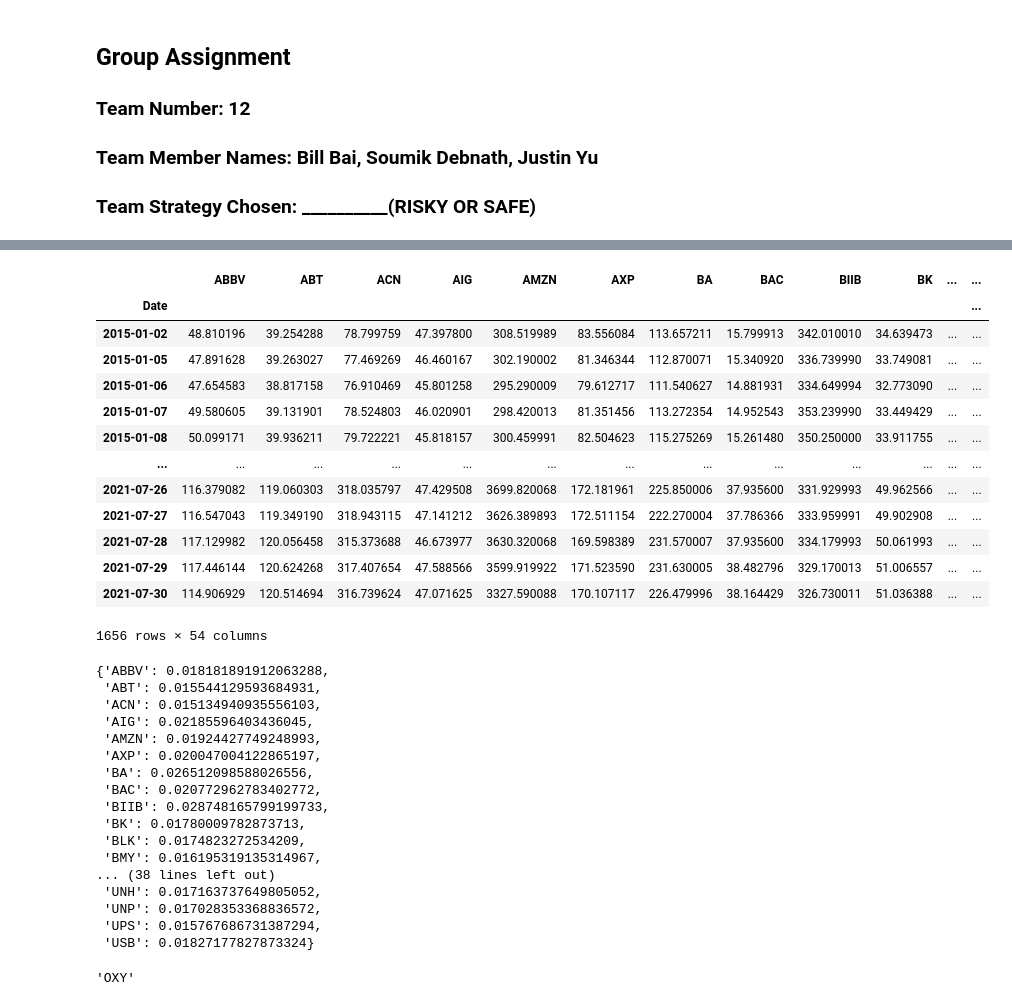
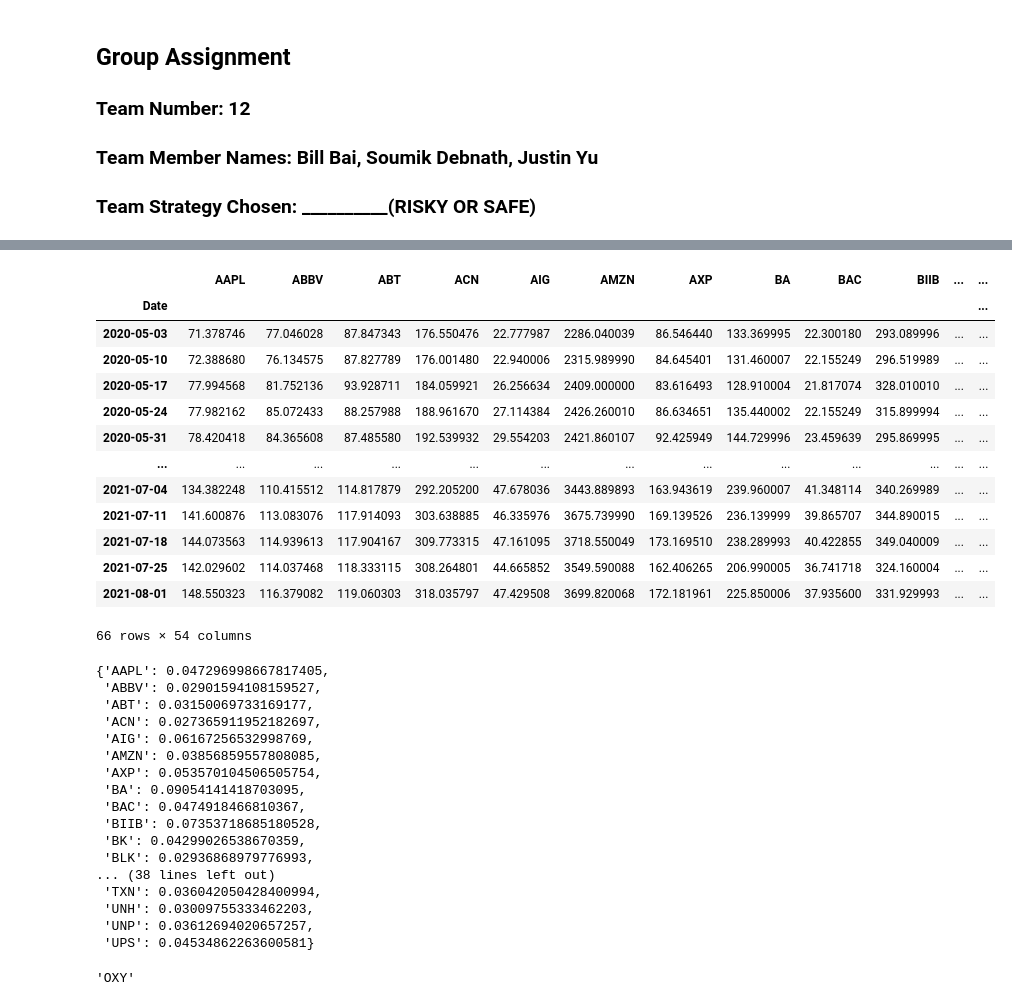
Before and after one commit to billbai0102/CFM101-Group-Assignment, a Jupyter notebook: Correlation code.ipynb, the cells around one changed output, grey strips where cells are left out. Saved outputs shown, nothing was run; the diff lists cells and outputs as text; code cells hidden in the pictures.

```diff
--- a/Correlation code.ipynb
+++ b/Correlation code.ipynb
@@ -36,32 +36,32 @@ ticker_df
 # %%
 #goes through the filtered list and creates a dataframe of their closing prices
 def dataframer(df,start_date,end_date):
     dic={}
     for i in range(len(df.index)):
         tick=df.iloc[i,0]
         t=yf.Ticker(tick)
         t_hist=t.history(start=start_date, end=end_date)
-        dic[tick]=t_hist.Close
+        dic[tick]=t_hist.resample("W").first().Close
     return dic
 
 #creates the dataframe price using the function dataframer
-prices=pd.DataFrame(dataframer(ticker_df, "2015-01-01", "2021-08-01"))
+prices=pd.DataFrame(dataframer(ticker_df, "2020-05-01", "2021-08-01"))
 prices
 # %% [output]
-|  | ABBV | ABT | ACN | AIG | AMZN | AXP | BA | BAC | BIIB | BK | ... | ... |
+|  | AAPL | ABBV | ABT | ACN | AIG | AMZN | AXP | BA | BAC | BIIB | ... | ... |
 | Date |  |  |  |  |  |  |  |  |  |  |  | ... |
-| 2015-01-02 | 48.810196 | 39.254288 | 78.799759 | 47.397800 | 308.519989 | 83.556084 | 113.657211 | 15.799913 | 342.010010 | 34.639473 | ... | ... |
-| 2015-01-05 | 47.891628 | 39.263027 | 77.469269 | 46.460167 | 302.190002 | 81.346344 | 112.870071 | 15.340920 | 336.739990 | 33.749081 | ... | ... |
-| 2015-01-06 | 47.654583 | 38.817158 | 76.910469 | 45.801258 | 295.290009 | 79.612717 | 111.540627 | 14.881931 | 334.649994 | 32.773090 | ... | ... |
-| 2015-01-07 | 49.580605 | 39.131901 | 78.524803 | 46.020901 | 298.420013 | 81.351456 | 113.272354 | 14.952543 | 353.239990 | 33.449429 | ... | ... |
-| 2015-01-08 | 50.099171 | 39.936211 | 79.722221 | 45.818157 | 300.459991 | 82.504623 | 115.275269 | 15.261480 | 350.250000 | 33.911755 | ... | ... |
+| 2020-05-03 | 71.378746 | 77.046028 | 87.847343 | 176.550476 | 22.777987 | 2286.040039 | 86.546440 | 133.369995 | 22.300180 | 293.089996 | ... | ... |
+| 2020-05-10 | 72.388680 | 76.134575 | 87.827789 | 176.001480 | 22.940006 | 2315.989990 | 84.645401 | 131.460007 | 22.155249 | 296.519989 | ... | ... |
+| 2020-05-17 | 77.994568 | 81.752136 | 93.928711 | 184.059921 | 26.256634 | 2409.000000 | 83.616493 | 128.910004 | 21.817074 | 328.010010 | ... | ... |
+| 2020-05-24 | 77.982162 | 85.072433 | 88.257988 | 188.961670 | 27.114384 | 2426.260010 | 86.634651 | 135.440002 | 22.155249 | 315.899994 | ... | ... |
+| 2020-05-31 | 78.420418 | 84.365608 | 87.485580 | 192.539932 | 29.554203 | 2421.860107 | 92.425949 | 144.729996 | 23.459639 | 295.869995 | ... | ... |
 | ... | ... | ... | ... | ... | ... | ... | ... | ... | ... | ... | ... | ... |
-| 2021-07-26 | 116.379082 | 119.060303 | 318.035797 | 47.429508 | 3699.820068 | 172.181961 | 225.850006 | 37.935600 | 331.929993 | 49.962566 | ... | ... |
-| 2021-07-27 | 116.547043 | 119.349190 | 318.943115 | 47.141212 | 3626.389893 | 172.511154 | 222.270004 | 37.786366 | 333.959991 | 49.902908 | ... | ... |
-| 2021-07-28 | 117.129982 | 120.056458 | 315.373688 | 46.673977 | 3630.320068 | 169.598389 | 231.570007 | 37.935600 | 334.179993 | 50.061993 | ... | ... |
-| 2021-07-29 | 117.446144 | 120.624268 | 317.407654 | 47.588566 | 3599.919922 | 171.523590 | 231.630005 | 38.482796 | 329.170013 | 51.006557 | ... | ... |
-| 2021-07-30 | 114.906929 | 120.514694 | 316.739624 | 47.071625 | 3327.590088 | 170.107117 | 226.479996 | 38.164429 | 326.730011 | 51.036388 | ... | ... |
+| 2021-07-04 | 134.382248 | 110.415512 | 114.817879 | 292.205200 | 47.678036 | 3443.889893 | 163.943619 | 239.960007 | 41.348114 | 340.269989 | ... | ... |
+| 2021-07-11 | 141.600876 | 113.083076 | 117.914093 | 303.638885 | 46.335976 | 3675.739990 | 169.139526 | 236.139999 | 39.865707 | 344.890015 | ... | ... |
+| 2021-07-18 | 144.073563 | 114.939613 | 117.904167 | 309.773315 | 47.161095 | 3718.550049 | 173.169510 | 238.289993 | 40.422855 | 349.040009 | ... | ... |
+| 2021-07-25 | 142.029602 | 114.037468 | 118.333115 | 308.264801 | 44.665852 | 3549.590088 | 162.406265 | 206.990005 | 36.741718 | 324.160004 | ... | ... |
+| 2021-08-01 | 148.550323 | 116.379082 | 119.060303 | 318.035797 | 47.429508 | 3699.820068 | 172.181961 | 225.850006 | 37.935600 | 331.929993 | ... | ... |
-1656 rows × 54 columns
+66 rows × 54 columns
 # %%
 #creates a dictionary of tickers and their std over a certain time period
 def stdlister(df):
@@ -77,23 +77,23 @@ def stdlister(df):
 slst=stdlister(prices)
 slst
 # %% [output]
-{'ABBV': 0.018181891912063288,
- 'ABT': 0.015544129593684931,
- 'ACN': 0.015134940935556103,
- 'AIG': 0.02185596403436045,
- 'AMZN': 0.01924427749248993,
- 'AXP': 0.020047004122865197,
- 'BA': 0.026512098588026556,
- 'BAC': 0.020772962783402772,
- 'BIIB': 0.028748165799199733,
- 'BK': 0.01780009782873713,
- 'BLK': 0.0174823272534209,
- 'BMY': 0.016195319135314967,
+{'AAPL': 0.047296998667817405,
+ 'ABBV': 0.02901594108159527,
+ 'ABT': 0.03150069733169177,
+ 'ACN': 0.027365911952182697,
+ 'AIG': 0.06167256532998769,
+ 'AMZN': 0.03856859557808085,
+ 'AXP': 0.053570104506505754,
+ 'BA': 0.09054141418703095,
+ 'BAC': 0.0474918466810367,
+ 'BIIB': 0.07353718685180528,
+ 'BK': 0.04299026538670359,
+ 'BLK': 0.02936868979776993,
 ... (38 lines left out)
- 'UNH': 0.017163737649805052,
- 'UNP': 0.017028353368836572,
- 'UPS': 0.015767686731387294,
- 'USB': 0.01827177827873324}
+ 'TXN': 0.036042050428400994,
+ 'UNH': 0.03009755333462203,
+ 'UNP': 0.03612694020657257,
+ 'UPS': 0.04534862263600581}
 # %%
 #function to find the highest std
 def high_std(dic):
```
Also changed, not shown: parts of 7 cells of this notebook.
